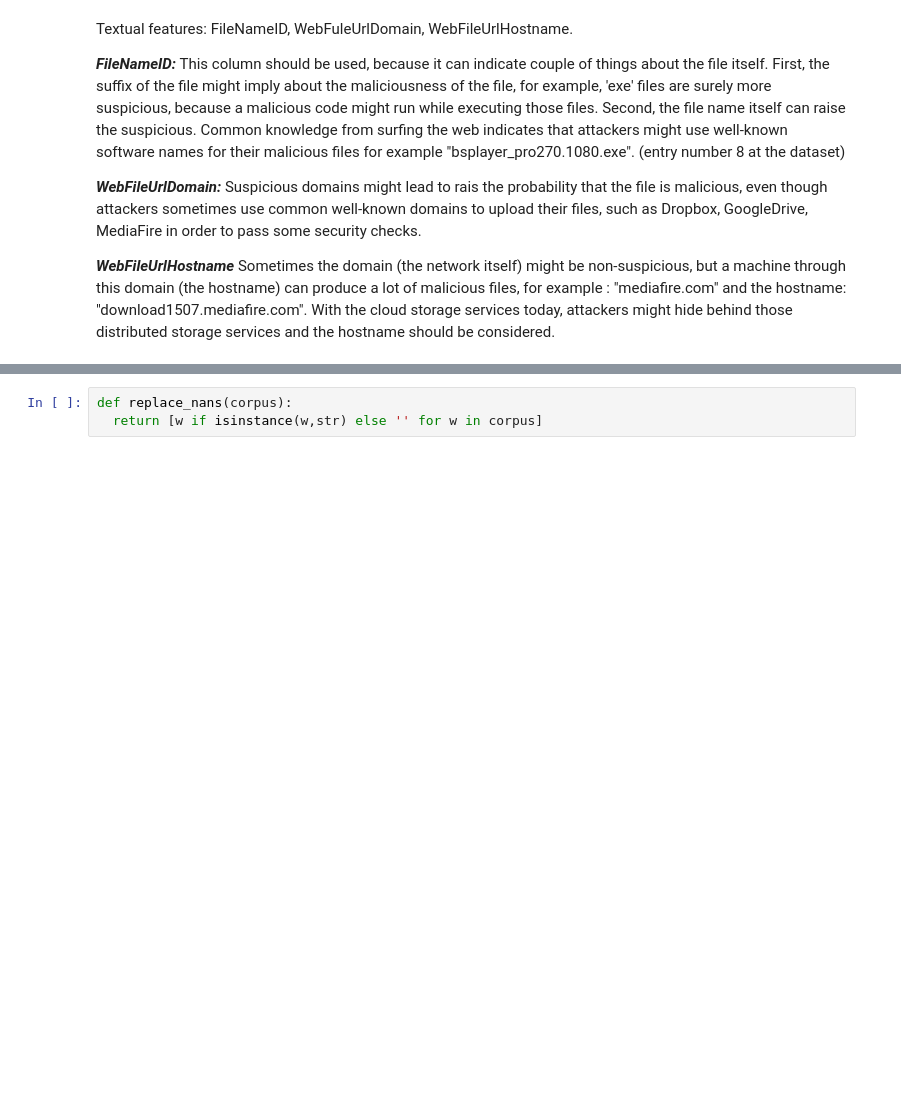
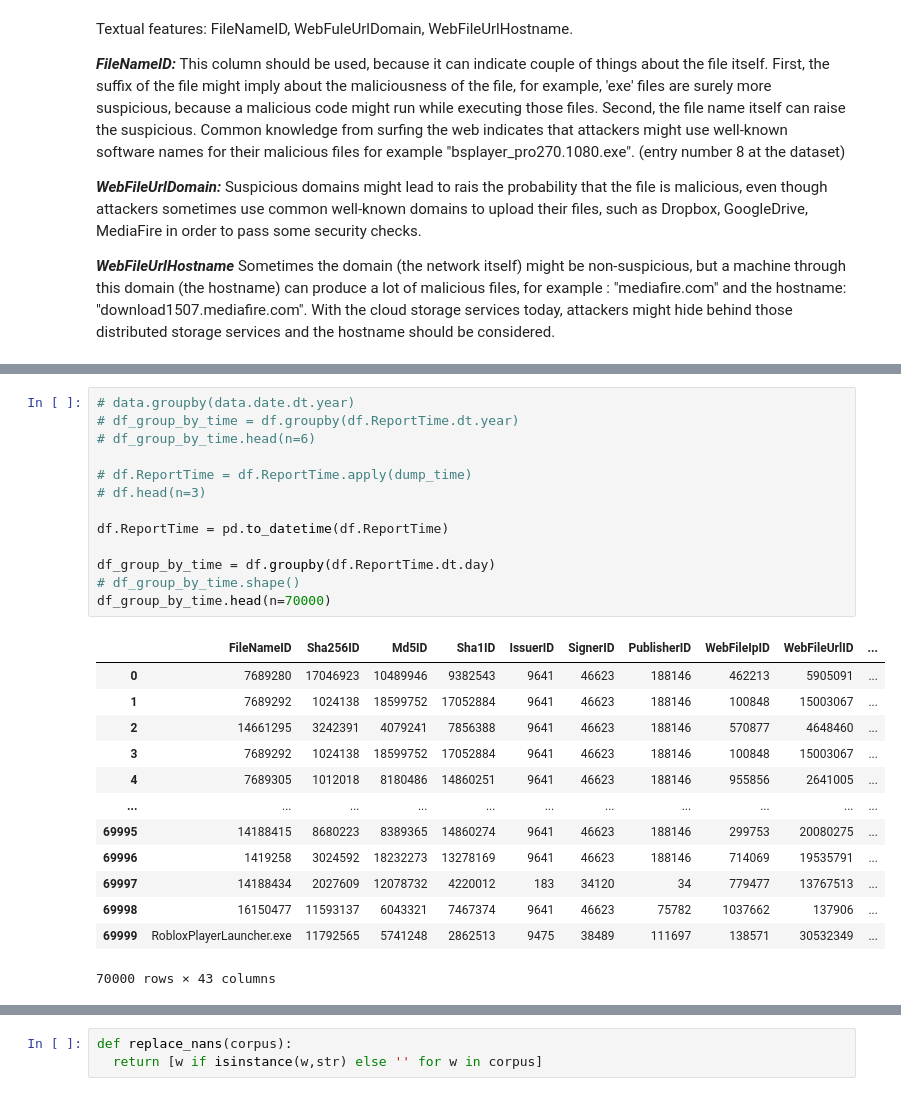
Before and after one commit to NitCoh/TextAnalysisForBigData, a Jupyter notebook: Big_Data_Analysis_for_Cyber_Security_Text_Analysis.ipynb, the cells around one changed output, grey strips where cells are left out. Cells and saved outputs as stored; diff of their text form; blank space fills up the shorter version.

```diff
--- a/Big_Data_Analysis_for_Cyber_Security_Text_Analysis.ipynb
+++ b/Big_Data_Analysis_for_Cyber_Security_Text_Analysis.ipynb
@@ -90,3 +87,30 @@ df.head(n=30)
+# %%
+# data.groupby(data.date.dt.year)
+# df_group_by_time = df.groupby(df.ReportTime.dt.year)
+# df_group_by_time.head(n=6)
+
+# df.ReportTime = df.ReportTime.apply(dump_time)
+# df.head(n=3)
+
+df.ReportTime = pd.to_datetime(df.ReportTime)
+
+df_group_by_time = df.groupby(df.ReportTime.dt.day)
+# df_group_by_time.shape()
+df_group_by_time.head(n=70000)
+# %% [output]
+|  | FileNameID | Sha256ID | Md5ID | Sha1ID | IssuerID | SignerID | PublisherID | WebFileIpID | WebFileUrlID | ... |
+| 0 | 7689280 | 17046923 | 10489946 | 9382543 | 9641 | 46623 | 188146 | 462213 | 5905091 | ... |
+| 1 | 7689292 | 1024138 | 18599752 | 17052884 | 9641 | 46623 | 188146 | 100848 | 15003067 | ... |
+| 2 | 14661295 | 3242391 | 4079241 | 7856388 | 9641 | 46623 | 188146 | 570877 | 4648460 | ... |
+| 3 | 7689292 | 1024138 | 18599752 | 17052884 | 9641 | 46623 | 188146 | 100848 | 15003067 | ... |
+| 4 | 7689305 | 1012018 | 8180486 | 14860251 | 9641 | 46623 | 188146 | 955856 | 2641005 | ... |
+| ... | ... | ... | ... | ... | ... | ... | ... | ... | ... | ... |
+| 69995 | 14188415 | 8680223 | 8389365 | 14860274 | 9641 | 46623 | 188146 | 299753 | 20080275 | ... |
+| 69996 | 1419258 | 3024592 | 18232273 | 13278169 | 9641 | 46623 | 188146 | 714069 | 19535791 | ... |
+| 69997 | 14188434 | 2027609 | 12078732 | 4220012 | 183 | 34120 | 34 | 779477 | 13767513 | ... |
+| 69998 | 16150477 | 11593137 | 6043321 | 7467374 | 9641 | 46623 | 75782 | 1037662 | 137906 | ... |
+| 69999 | RobloxPlayerLauncher.exe | 11792565 | 5741248 | 2862513 | 9475 | 38489 | 111697 | 138571 | 30532349 | ... |
+70000 rows × 43 columns
 # %%
 df.shape
 # %% [output]
```
Also changed, not shown: parts of 4 cells of this notebook.
